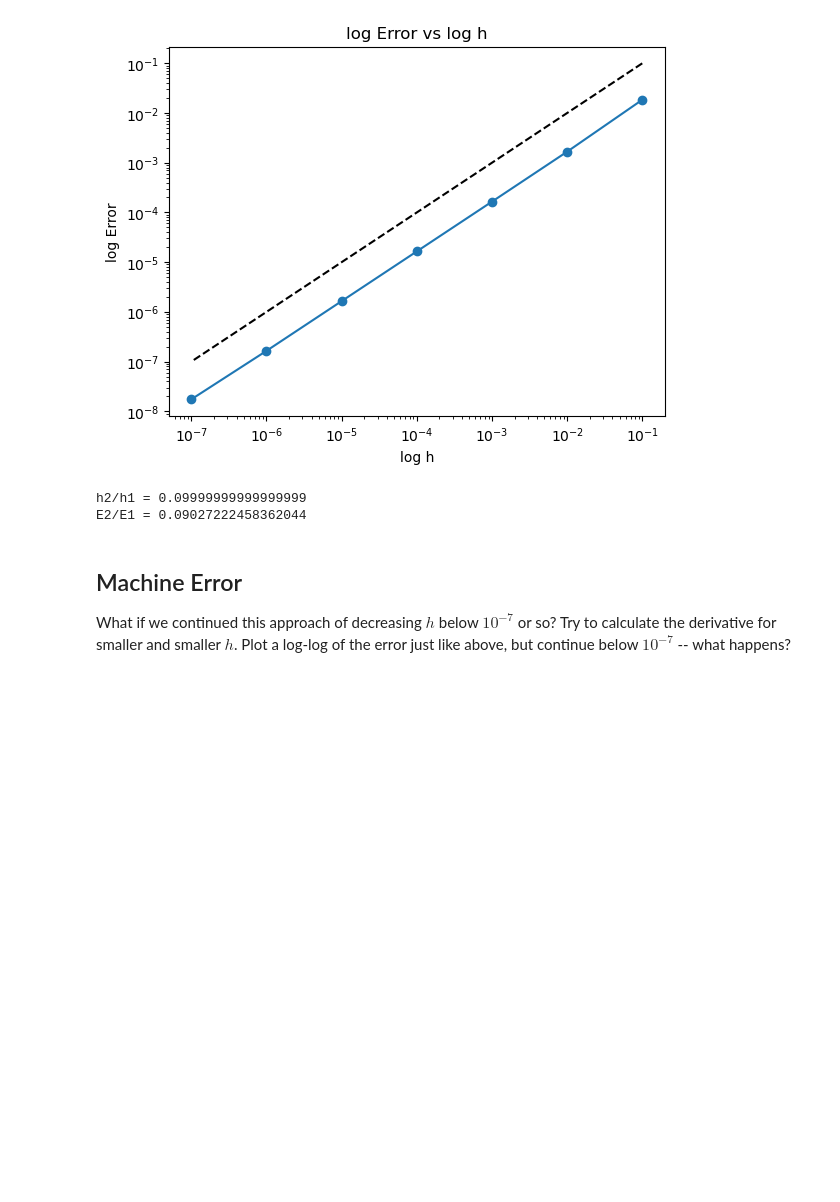
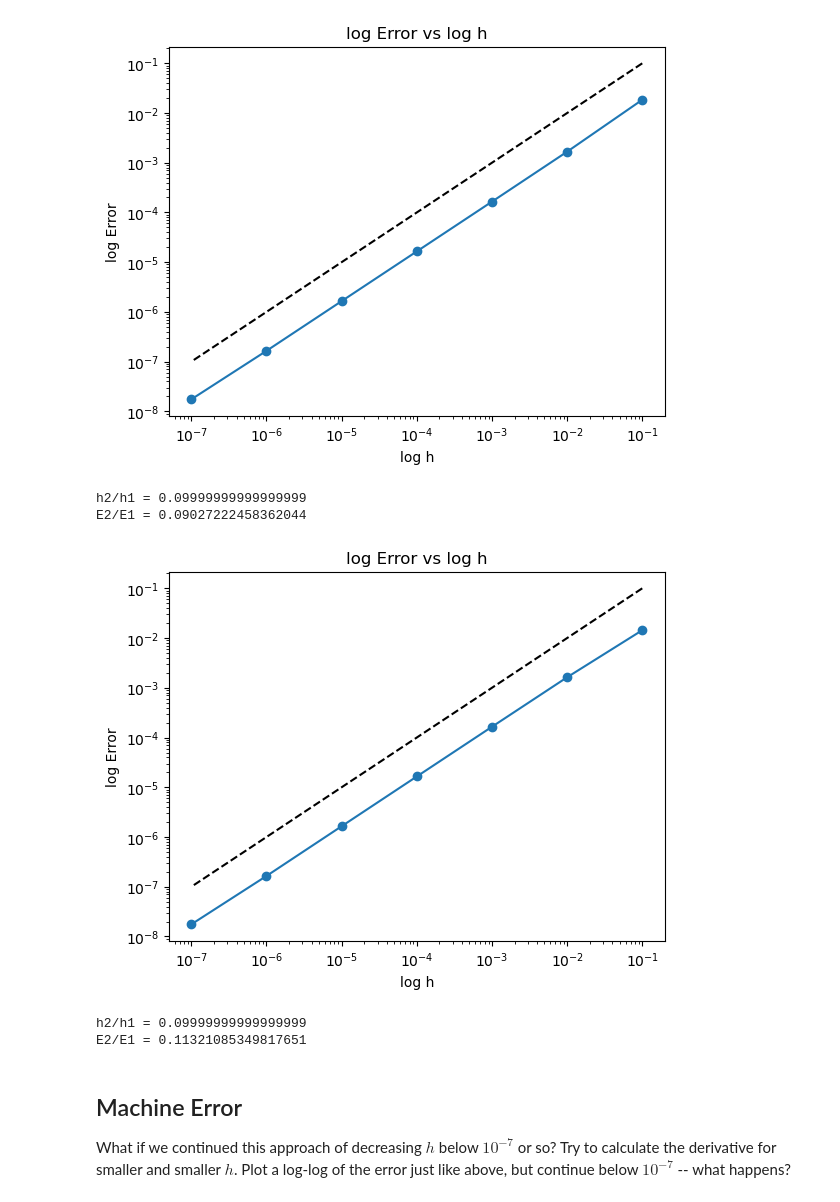
Before and after one commit to CordellGriggs/PHYS4130-S26, a Jupyter notebook: p2-NDiff/Cordell Project 2/P2-Numerical Differentiation and Machine Error.ipynb, the cells around one changed output. Saved outputs shown, nothing was run; the diff lists cells and outputs as text; code cells hidden in the pictures; blank space fills up the shorter version.

Commit message:
Added Backward Error
I was comparing my plots with Cricket and realized I had glanced over where exercise 1 said to plot both forward and backward error.

```diff
--- a/p2-NDiff/Cordell Project 2/P2-Numerical Differentiation and Machine Error.ipynb
+++ b/p2-NDiff/Cordell Project 2/P2-Numerical Differentiation and Machine Error.ipynb
@@ -195,12 +196,34 @@ py.loglog(h,h,'k--', label='h')   # if slope = 1 these will be parallel
 py.show()
 # %% [output]
 [figure]
+# %%
+print("h2/h1 =", h[1]/h[0])
+print("E2/E1 =", error[1]/error[0])
+# %% [output]
+h2/h1 = 0.09999999999999999
+E2/E1 = 0.09027222458362044
+# %%
+# Backwards
+import numpy as np
+import matplotlib.pyplot as py
+x0=2.0
+h = 10.**-np.arange(1, 8)
+df= (-np.cos(x0-h)*np.tanh(x0-h) + np.cos(x0)*np.tanh(x0))/(h)
+error = np.abs(df-Analytic_result)
+py.loglog(h,error,'o-')
+py.xlabel('log h')
+py.ylabel('log Error')
+py.title('log Error vs log h')
+py.loglog(h,h,'k--', label='h')   # if slope = 1 these will be parallel
+py.show()
+# %% [output]
+[figure, added]
 # %%
 print("h2/h1 =", h[1]/h[0])
 print("E2/E1 =", error[1]/error[0])
 # %% [output]
 h2/h1 = 0.09999999999999999
-E2/E1 = 0.09027222458362044
+E2/E1 = 0.11321085349817651
 # %% [markdown]
 ## Machine Error
 
```
Also changed, not shown: parts of 1 cell of this notebook.
